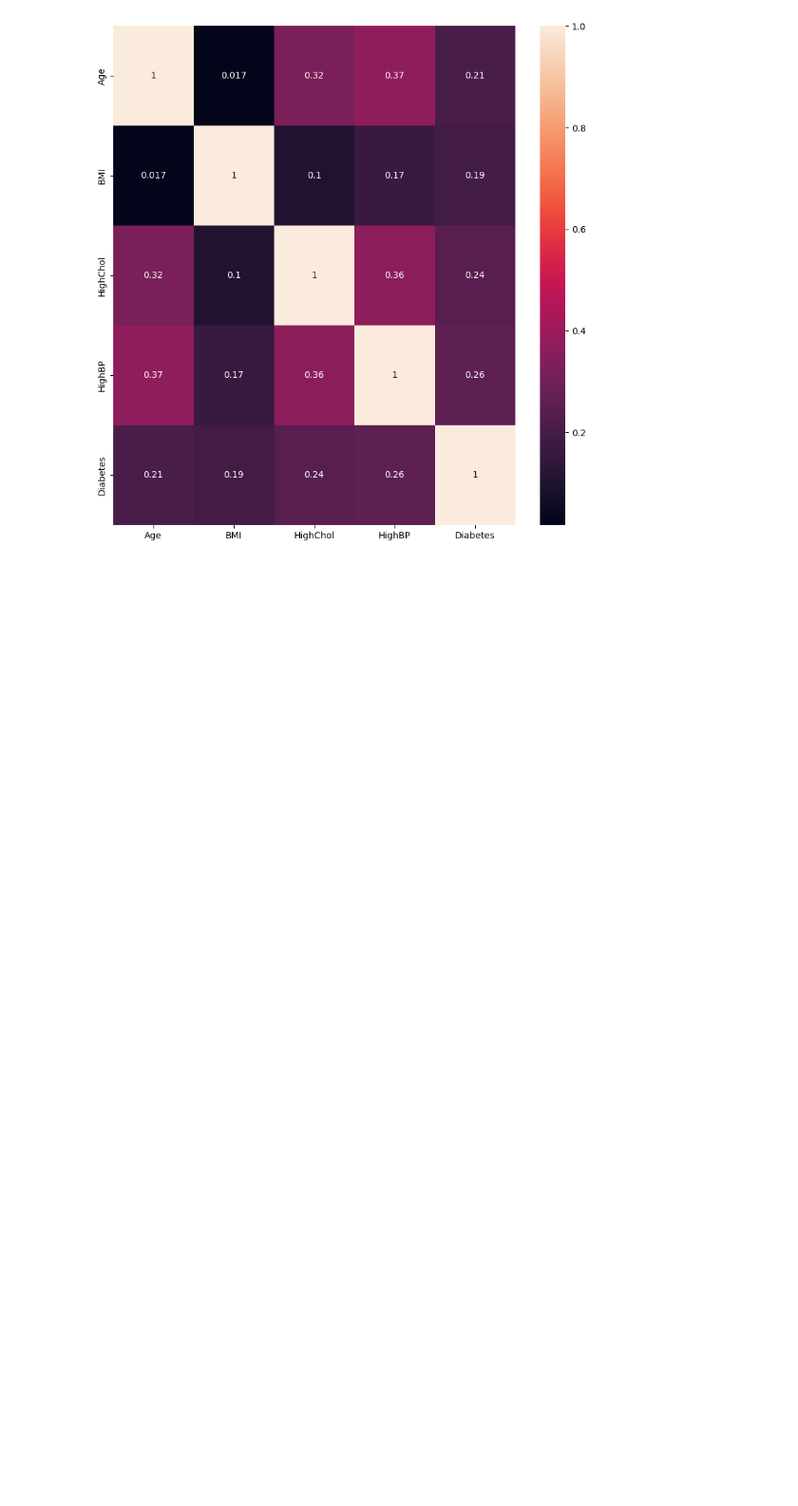
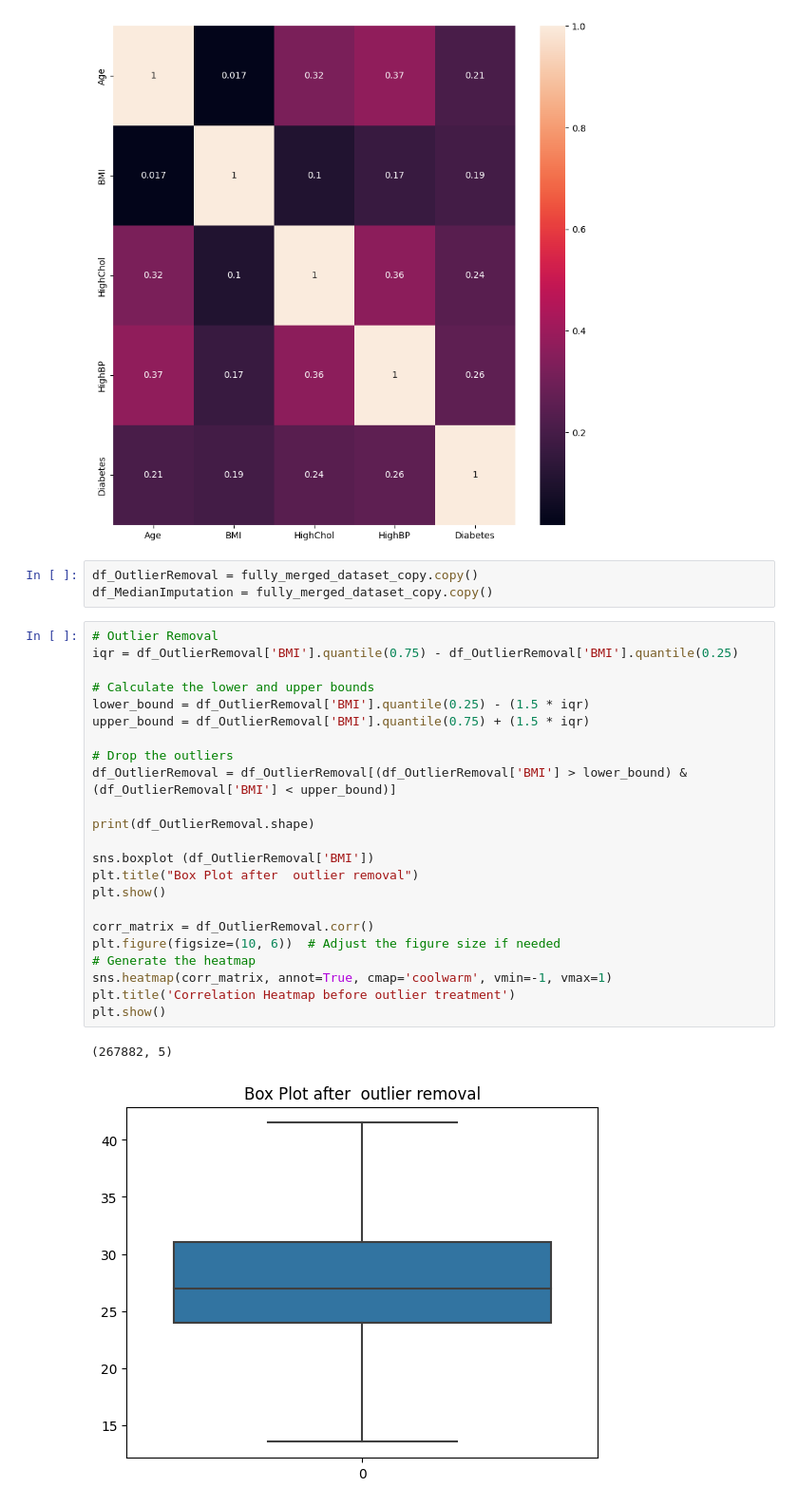
Before and after one commit to pdpavandesai/MergingDiabetesData, a Jupyter notebook: MergedDatasetPrep.ipynb, the cells around one changed output. Shown at 95% size. Cells and saved outputs as stored; diff of their text form; blank space fills up the shorter version.

```diff
--- a/MergedDatasetPrep.ipynb
+++ b/MergedDatasetPrep.ipynb
@@ -148,3 +157,32 @@ sns.heatmap(fully_merged_dataset_copy.corr(), annot=True)
 plt.show()
 # %% [output]
 [figure]
+# %%
+df_OutlierRemoval = fully_merged_dataset_copy.copy()
+df_MedianImputation = fully_merged_dataset_copy.copy()
+# %%
+# Outlier Removal
+iqr = df_OutlierRemoval['BMI'].quantile(0.75) - df_OutlierRemoval['BMI'].quantile(0.25)
+
+# Calculate the lower and upper bounds
+lower_bound = df_OutlierRemoval['BMI'].quantile(0.25) - (1.5 * iqr)
+upper_bound = df_OutlierRemoval['BMI'].quantile(0.75) + (1.5 * iqr)
+
+# Drop the outliers
+df_OutlierRemoval = df_OutlierRemoval[(df_OutlierRemoval['BMI'] > lower_bound) & (df_OutlierRemoval['BMI'] < upper_bound)]
+
+print(df_OutlierRemoval.shape)
+
+sns.boxplot (df_OutlierRemoval['BMI'])
+plt.title("Box Plot after  outlier removal")
+plt.show()
+
+corr_matrix = df_OutlierRemoval.corr()
+plt.figure(figsize=(10, 6))  # Adjust the figure size if needed
+# Generate the heatmap
+sns.heatmap(corr_matrix, annot=True, cmap='coolwarm', vmin=-1, vmax=1)
+plt.title('Correlation Heatmap before outlier treatment')
+plt.show()
+# %% [output]
+(267882, 5)
+[figure, added]
```
Also changed, not shown: parts of 5 cells of this notebook.
